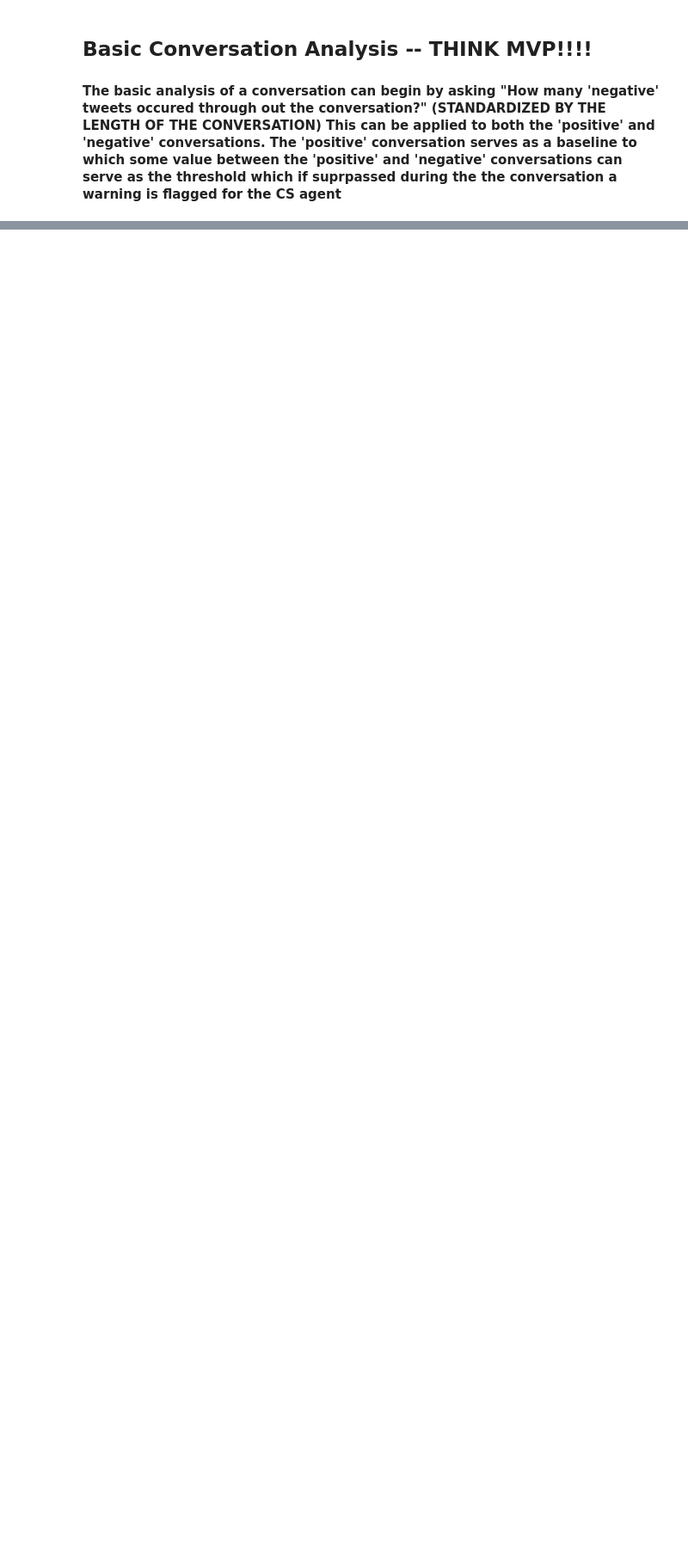
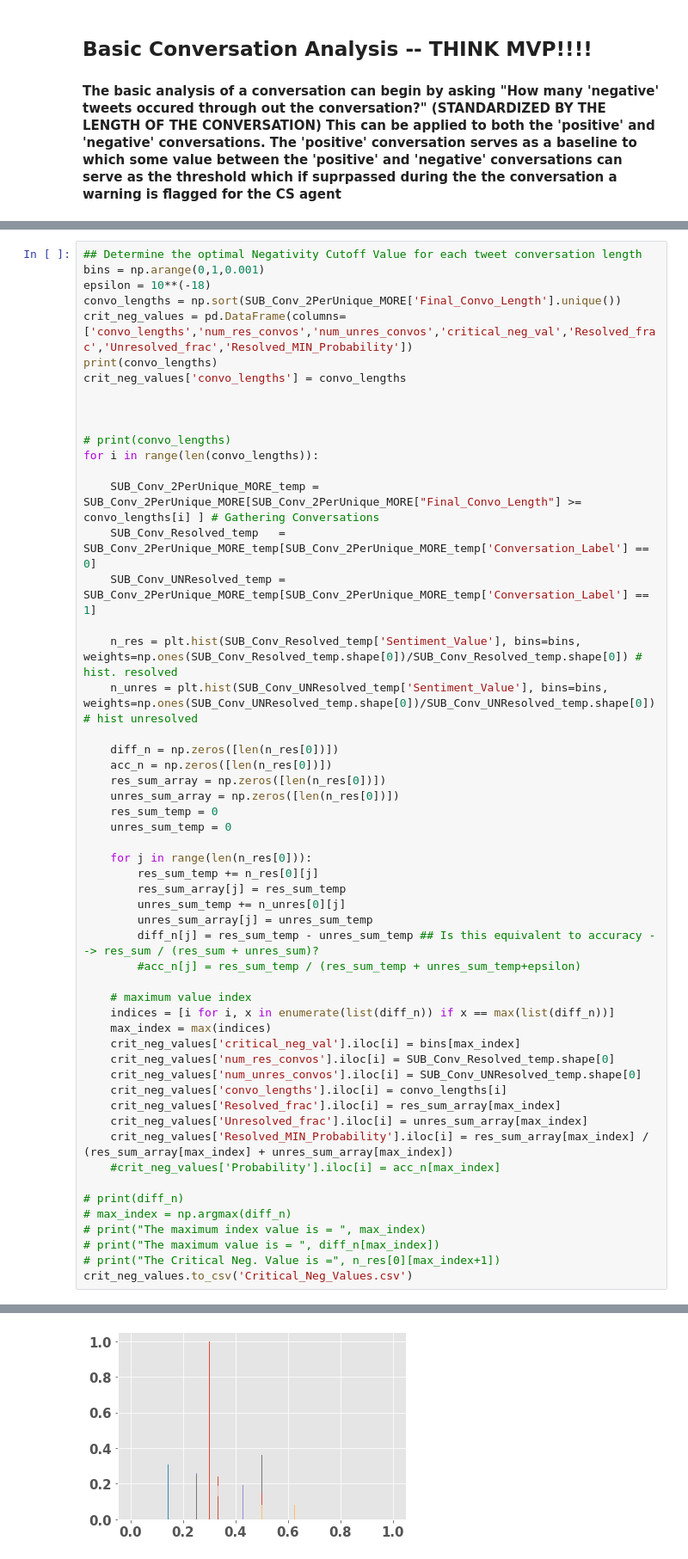
Before and after one commit to georgejconidis/EmotionalSage, a Jupyter notebook: notebooks/EmotionalSentiment_Data_Analysis_TwitterCSData.ipynb, the cells around one changed output, grey strips where cells are left out. Shown at 86% size. Saved outputs shown, nothing was run; the diff lists cells and outputs as text; blank space fills up the shorter version.

```diff
--- a/notebooks/EmotionalSentiment_Data_Analysis_TwitterCSData.ipynb
+++ b/notebooks/EmotionalSentiment_Data_Analysis_TwitterCSData.ipynb
@@ -768,0 +883,55 @@ The Kuiper Probability of being draw from the same distribution: 0.0
+# %%
+## Determine the optimal Negativity Cutoff Value for each tweet conversation length
+bins = np.arange(0,1,0.001)
+epsilon = 10**(-18)
+convo_lengths = np.sort(SUB_Conv_2PerUnique_MORE['Final_Convo_Length'].unique())
+crit_neg_values = pd.DataFrame(columns=['convo_lengths','num_res_convos','num_unres_convos','critical_neg_val','Resolved_frac','Unresolved_frac','Resolved_MIN_Probability'])
+print(convo_lengths)
+crit_neg_values['convo_lengths'] = convo_lengths
+
+
+
+# print(convo_lengths)
+for i in range(len(convo_lengths)):
+
+    SUB_Conv_2PerUnique_MORE_temp = SUB_Conv_2PerUnique_MORE[SUB_Conv_2PerUnique_MORE["Final_Convo_Length"] >= convo_lengths[i] ] # Gathering Conversations
+    SUB_Conv_Resolved_temp   = SUB_Conv_2PerUnique_MORE_temp[SUB_Conv_2PerUnique_MORE_temp['Conversation_Label'] == 0]
+    SUB_Conv_UNResolved_temp = SUB_Conv_2PerUnique_MORE_temp[SUB_Conv_2PerUnique_MORE_temp['Conversation_Label'] == 1]
+
+    n_res = plt.hist(SUB_Conv_Resolved_temp['Sentiment_Value'], bins=bins, weights=np.ones(SUB_Conv_Resolved_temp.shape[0])/SUB_Conv_Resolved_temp.shape[0]) # hist. resolved
+    n_unres = plt.hist(SUB_Conv_UNResolved_temp['Sentiment_Value'], bins=bins, weights=np.ones(SUB_Conv_UNResolved_temp.shape[0])/SUB_Conv_UNResolved_temp.shape[0]) # hist unresolved
+
+    diff_n = np.zeros([len(n_res[0])])
+    acc_n = np.zeros([len(n_res[0])])
+    res_sum_array = np.zeros([len(n_res[0])])
+    unres_sum_array = np.zeros([len(n_res[0])])
+    res_sum_temp = 0
+    unres_sum_temp = 0
+
+    for j in range(len(n_res[0])):
+        res_sum_temp += n_res[0][j]
+        res_sum_array[j] = res_sum_temp
+        unres_sum_temp += n_unres[0][j]
+        unres_sum_array[j] = unres_sum_temp
+        diff_n[j] = res_sum_temp - unres_sum_temp ## Is this equivalent to accuracy --> res_sum / (res_sum + unres_sum)?
+        #acc_n[j] = res_sum_temp / (res_sum_temp + unres_sum_temp+epsilon)
+
+    # maximum value index
+    indices = [i for i, x in enumerate(list(diff_n)) if x == max(list(diff_n))]
+    max_index = max(indices)
+    crit_neg_values['critical_neg_val'].iloc[i] = bins[max_index]
+    crit_neg_values['num_res_convos'].iloc[i] = SUB_Conv_Resolved_temp.shape[0]
+    crit_neg_values['num_unres_convos'].iloc[i] = SUB_Conv_UNResolved_temp.shape[0]
+    crit_neg_values['convo_lengths'].iloc[i] = convo_lengths[i]
+    crit_neg_values['Resolved_frac'].iloc[i] = res_sum_array[max_index]
+    crit_neg_values['Unresolved_frac'].iloc[i] = unres_sum_array[max_index]
+    crit_neg_values['Resolved_MIN_Probability'].iloc[i] = res_sum_array[max_index] / (res_sum_array[max_index] + unres_sum_array[max_index])
+    #crit_neg_values['Probability'].iloc[i] = acc_n[max_index]
+
+# print(diff_n)
+# max_index = np.argmax(diff_n)
+# print("The maximum index value is = ", max_index)
+# print("The maximum value is = ", diff_n[max_index])
+# print("The Critical Neg. Value is =", n_res[0][max_index+1])
+crit_neg_values.to_csv('Critical_Neg_Values.csv')
+# %% [output]
@@ -768,0 +939 @@ The Kuiper Probability of being draw from the same distribution: 0.0
+[figure, added]
```
Also changed, not shown: parts of 115 cells of this notebook, 23 other files.
